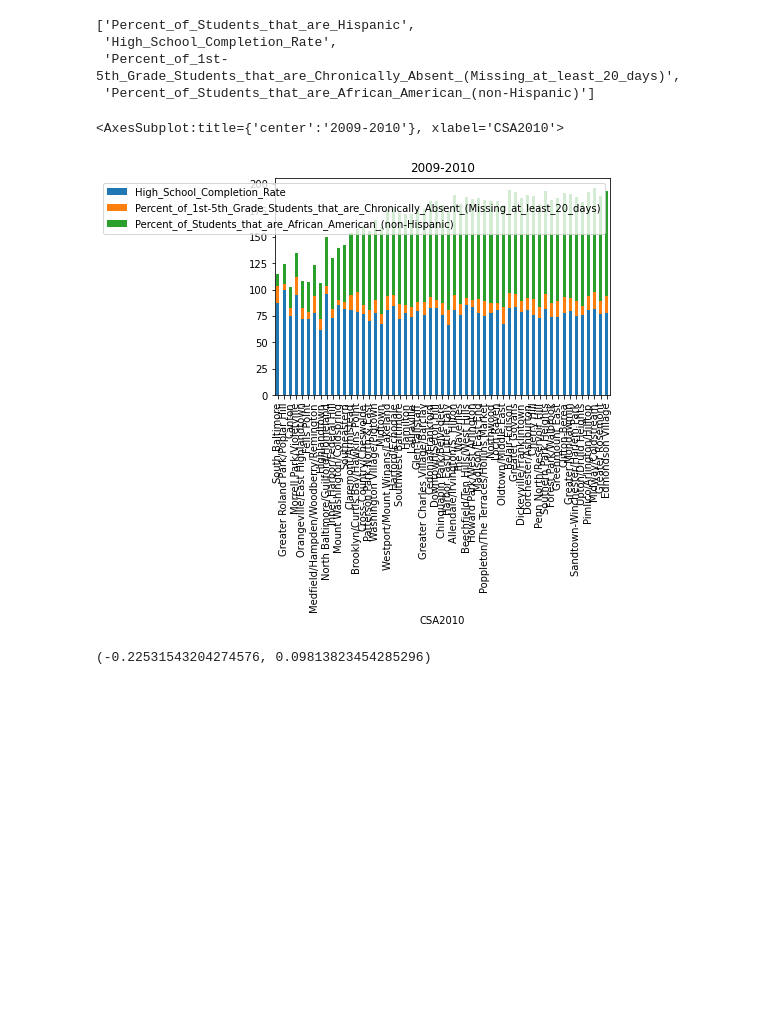
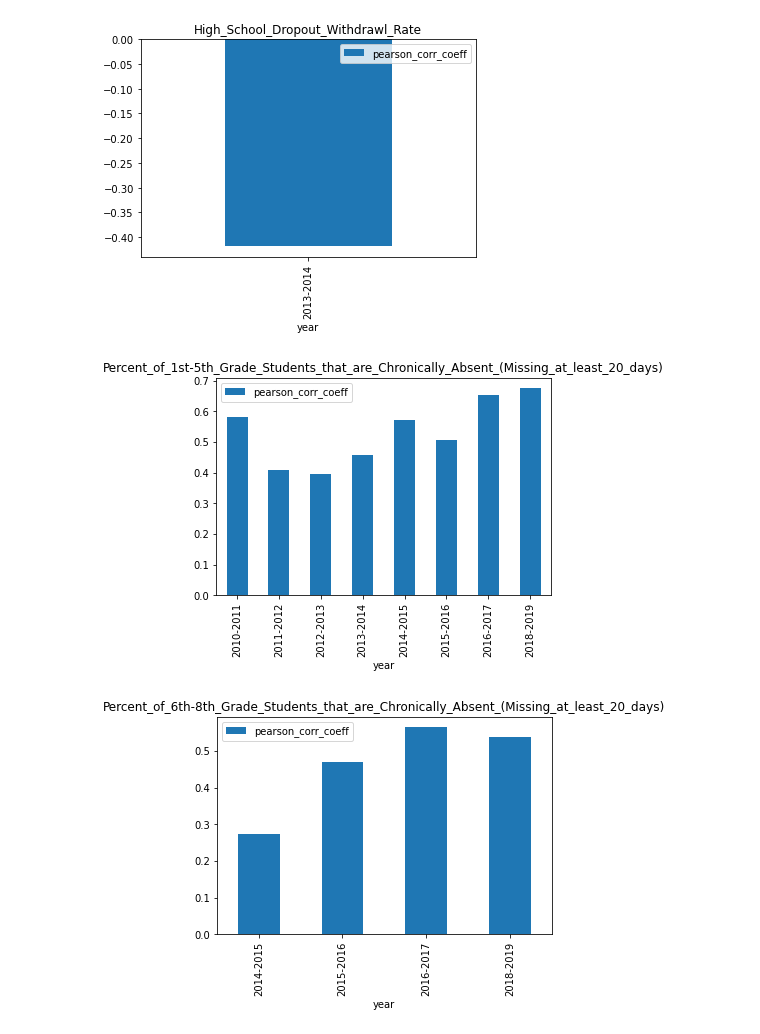
Before and after one commit to katesanders9/HCI-project, a Jupyter notebook: data_munge.ipynb, the cells around one changed output. Saved outputs shown, nothing was run; the diff lists cells and outputs as text; code cells hidden in the pictures; blank space fills up the shorter version.

```diff
--- a/data_munge.ipynb
+++ b/data_munge.ipynb
@@ -99,7 +172,0 @@ df_subset.set_index(csa_name,inplace=True)
-# %%
-df_subset.columns.tolist()
-# %% [output]
-['Percent_of_Students_that_are_Hispanic',
- 'High_School_Completion_Rate',
- 'Percent_of_1st-5th_Grade_Students_that_are_Chronically_Absent_(Missing_at_least_20_days)',
- 'Percent_of_Students_that_are_African_American_(non-Hispanic)']
@@ -111,13 +173,11 @@ df_subset.drop(columns='Percent_of_Students_that_are_Hispanic',inplace=True)
-# %%
-df_subset.plot.bar(stacked=True,title=f'20{int(year)-1:02d}-20{int(year):02d}')
-# %% [output]
-<AxesSubplot:title={'center':'2009-2010'}, xlabel='CSA2010'>
-[figure, removed]
-# %%
-from scipy import stats
-
-pearson_corr_coeff, two_tailed_p_value = stats.pearsonr(df_subset['High_School_Completion_Rate'].tolist(),
-                                   df_subset[col_sort_by].tolist())
-pearson_corr_coeff, two_tailed_p_value
-# %% [output]
-(-0.22531543204274576, 0.09813823454285296)
+# %%
+for group in stat_sig_corr_df[['year','col2','pearson_corr_coeff']].groupby('col2'):
+    # df_subset.plot.bar(stacked=True,title=f'20{int(year)-1:02d}-20{int(year):02d}')
+    stat_sig_corr_over_time = group[1].copy()
+    stat_sig_corr_over_time['year'] = stat_sig_corr_over_time['year'].apply(lambda y: f'20{int(y)-1:02d}-20{int(y):02d}')
+    stat_sig_corr_over_time = stat_sig_corr_over_time.set_index('year')
+    stat_sig_corr_over_time.plot.bar(title=group[0])
+# %% [output]
+[figure, added]
+[figure, added]
+[figure, added]
```
Also changed, not shown: parts of 7 cells of this notebook.
